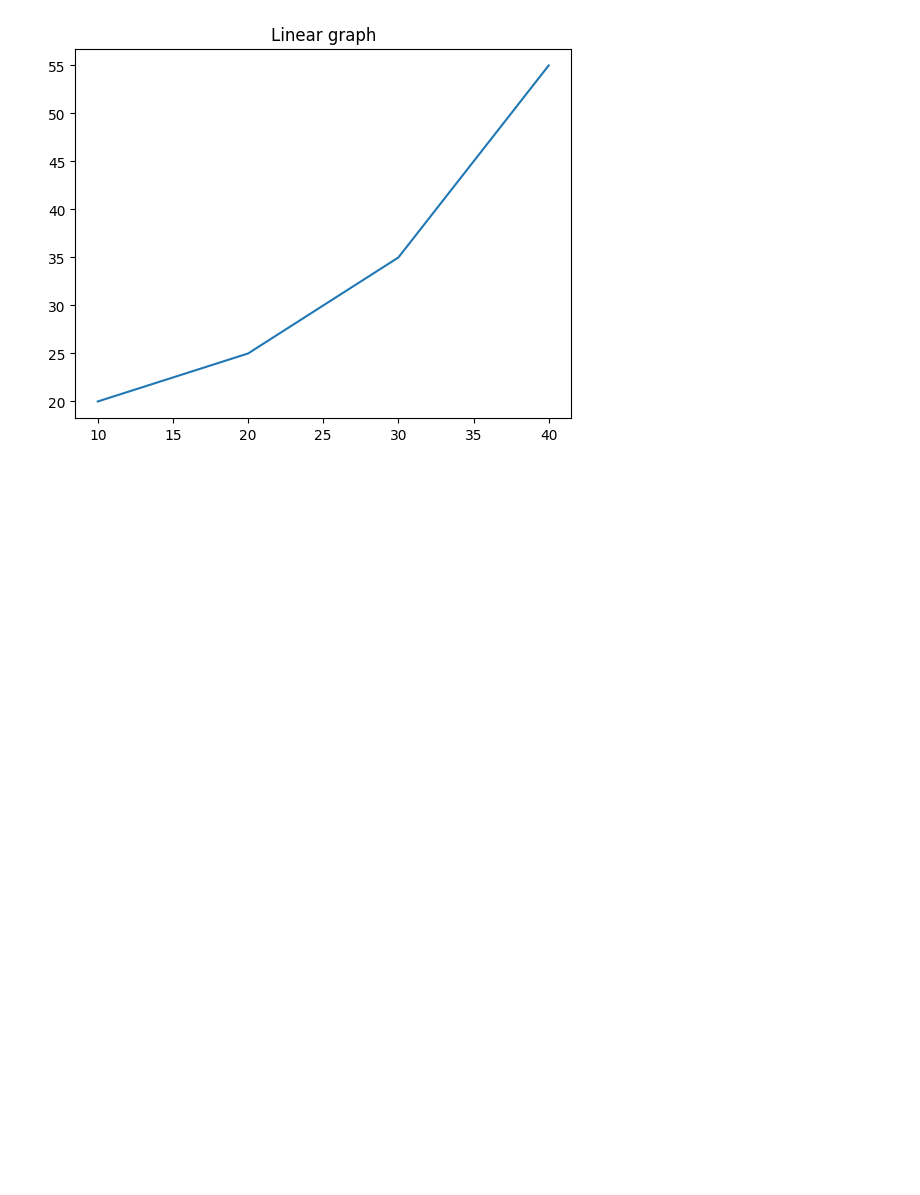
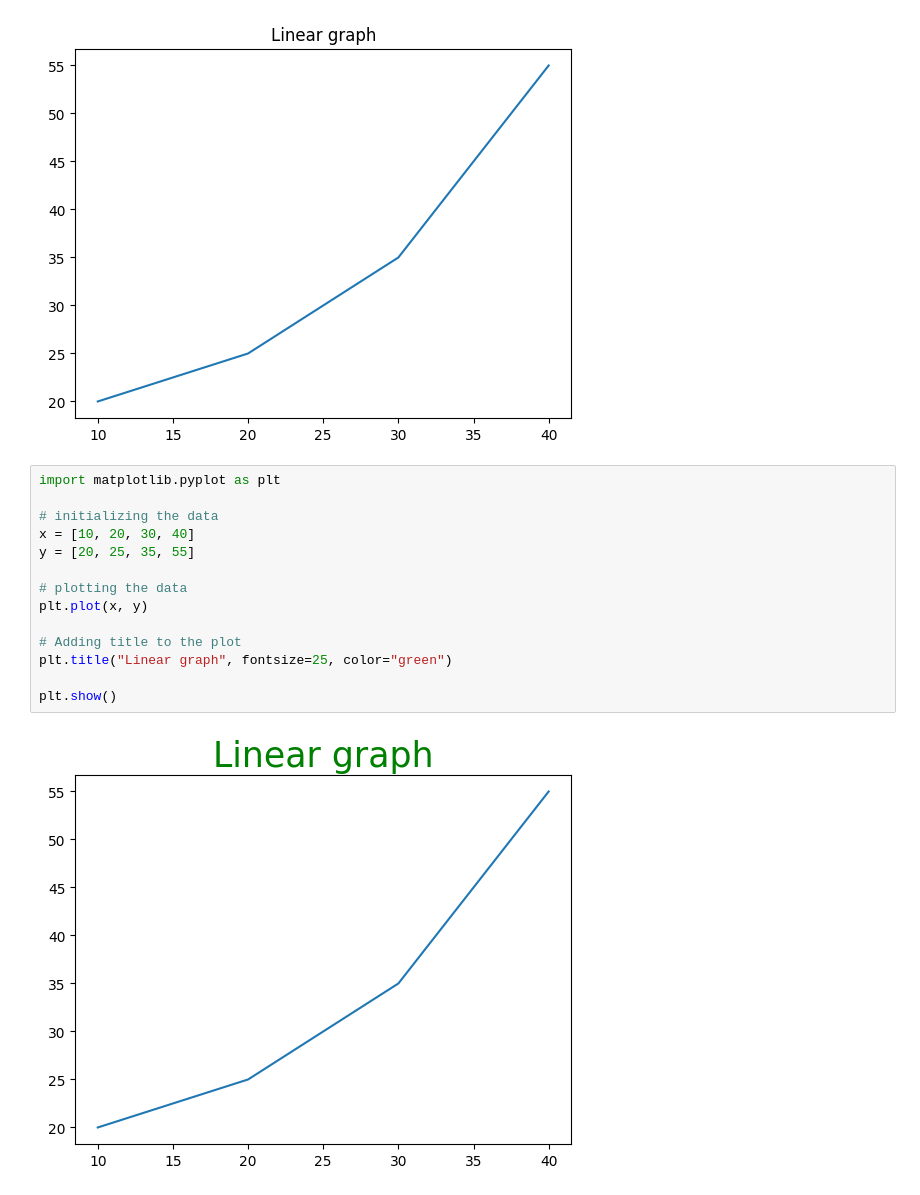
Before and after one commit to Hansaka2001/Data-Analysis-and-Visualization, a Jupyter notebook: Matplotlib/data_visualization/C_S.ipynb, the cells around one changed output. Cells and saved outputs as stored; diff of their text form; blank space fills up the shorter version.

Commit message:
title styles

```diff
--- a/Matplotlib/data_visualization/C_S.ipynb
+++ b/Matplotlib/data_visualization/C_S.ipynb
@@ -14,3 +14,19 @@ plt.title("Linear graph")
 plt.show()
 # %% [output]
 [figure]
+# %%
+import matplotlib.pyplot as plt
+
+# initializing the data
+x = [10, 20, 30, 40]
+y = [20, 25, 35, 55]
+
+# plotting the data
+plt.plot(x, y)
+
+# Adding title to the plot
+plt.title("Linear graph", fontsize=25, color="green")
+
+plt.show()
+# %% [output]
+[figure, added]
```
